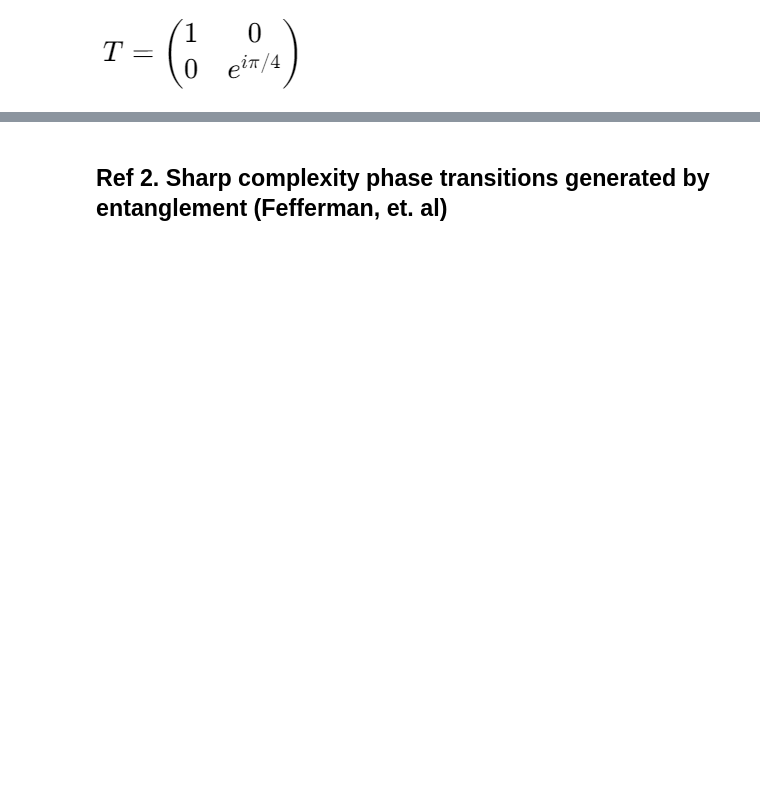
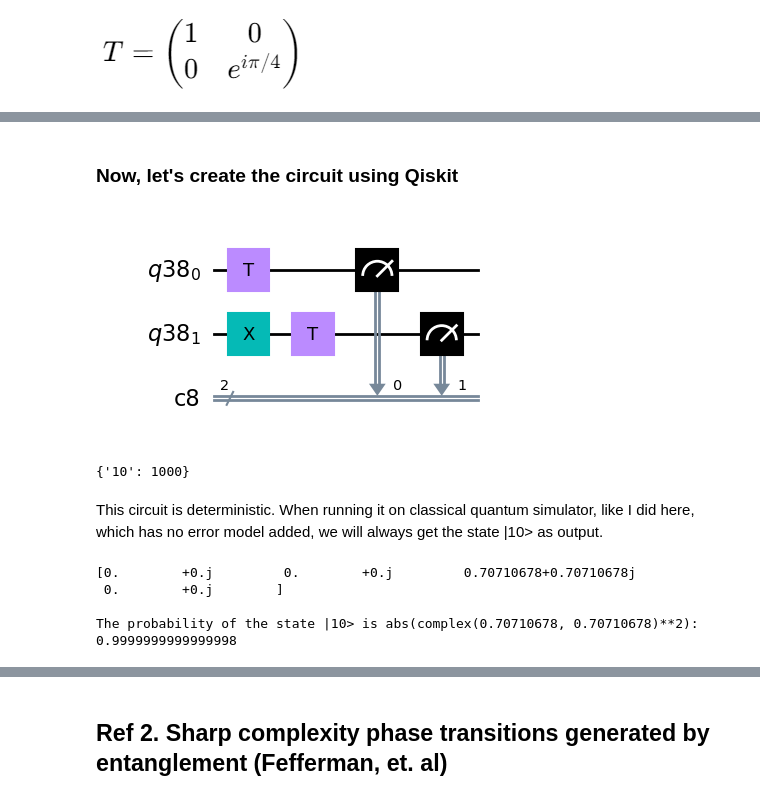
Before and after one commit to SeattleQuantumComputingMeetup/sqcm_challenges, a Jupyter notebook: dec_2023/where_is_the_quantumness_quantifying_quantumness.ipynb, the cells around one changed output, grey strips where cells are left out. Saved outputs shown, nothing was run; the diff lists cells and outputs as text; code cells hidden in the pictures; blank space fills up the shorter version.

```diff
--- a/dec_2023/where_is_the_quantumness_quantifying_quantumness.ipynb
+++ b/dec_2023/where_is_the_quantumness_quantifying_quantumness.ipynb
@@ -63,0 +188,52 @@ qc = QuantumCircuit(6, 6)
+# %% [markdown]
+### Now, let's create the circuit using Qiskit
+# %%
+num_qubits = 2
+num_cl_bits = 2
+
+qr = QuantumRegister(num_qubits)
+cr = ClassicalRegister(num_cl_bits)
+
+qc = QuantumCircuit(qr, cr)
+
+qc.t(0)
+qc.x(1)
+qc.t(1)
+
+qc.measure(qr, cr)
+qc.draw("mpl")
+# %% [output]
+[figure, added]
+# %%
+simulator = Aer.get_backend('aer_simulator')
+result = simulator.run(qc, shots=1000).result()
+counts = result.get_counts()
+print(counts)
+# %% [output]
+{'10': 1000}
+# %% [markdown]
+This circuit is deterministic.  When running it on classical quantum simulator, like I did here, which has no error model added, we will always get the state |10> as output.
+# %%
+backend = BasicAer.get_backend('statevector_simulator')
+
+job = execute(qc, backend)
+
+result = job.result()
+
+state_vector = result.get_statevector()
+
+# Print the statevector for a 2-qubit state, (|00>, |01>, |10>, |11>)
+
+# We see the result amplitudes: (0, 0, 0.70710678+0.70710678j, 0)
+# which corresponds to probabilities: (0, 0, 1, 0)
+
+# In Qiskit, the qubits are listed from right to left, the right-most qubit is the first qubit.
+
+print(state_vector)
+print()
+print("The probability of the state |10> is abs(complex(0.70710678, 0.70710678)**2):", abs(complex(1/np.sqrt(2), 1/np.sqrt(2))**2))
+# %% [output]
+[0.        +0.j         0.        +0.j         0.70710678+0.70710678j
+ 0.        +0.j        ]
+
+The probability of the state |10> is abs(complex(0.70710678, 0.70710678)**2): 0.9999999999999998
```
Also changed, not shown: parts of 38 cells of this notebook, 1 other file.
